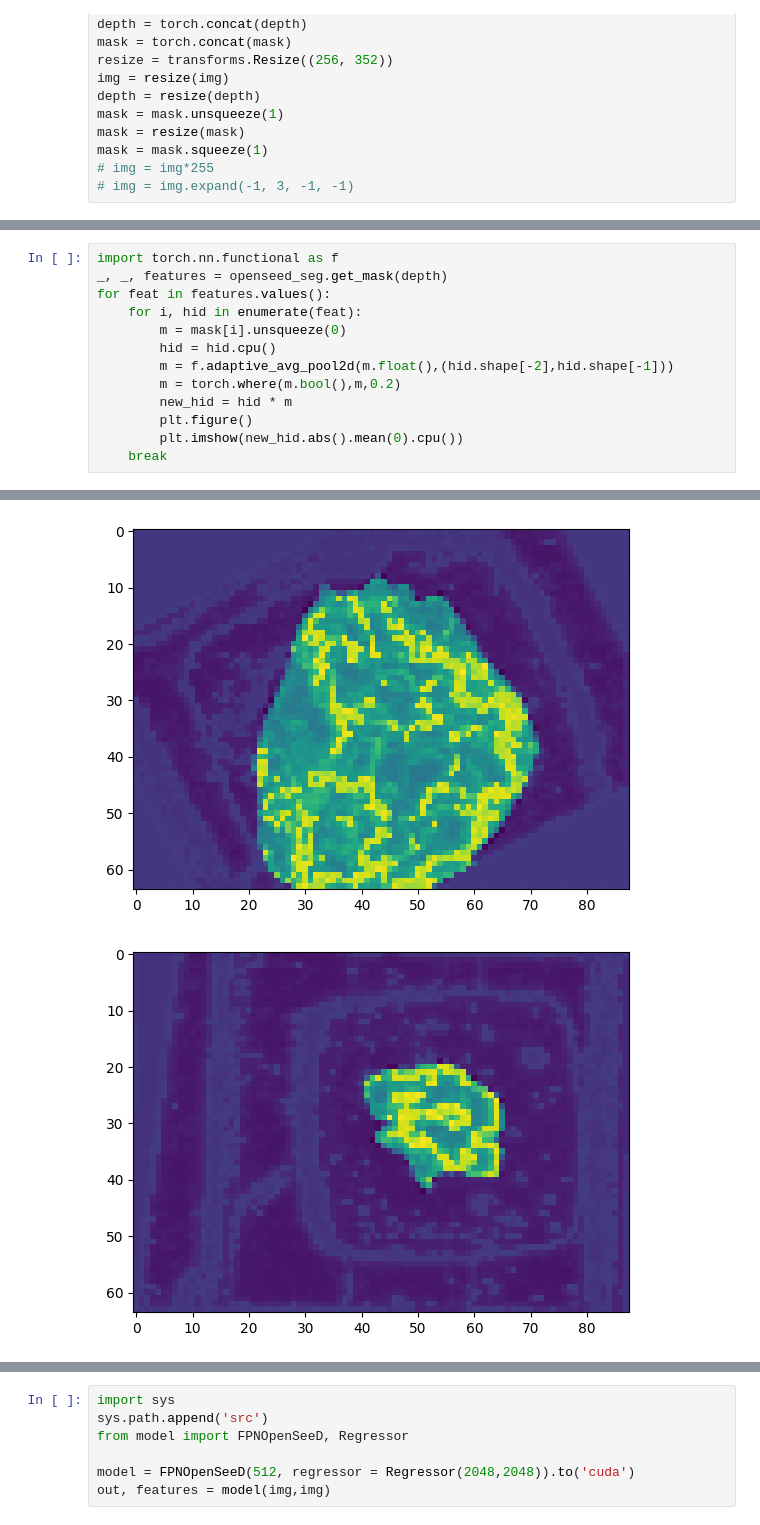
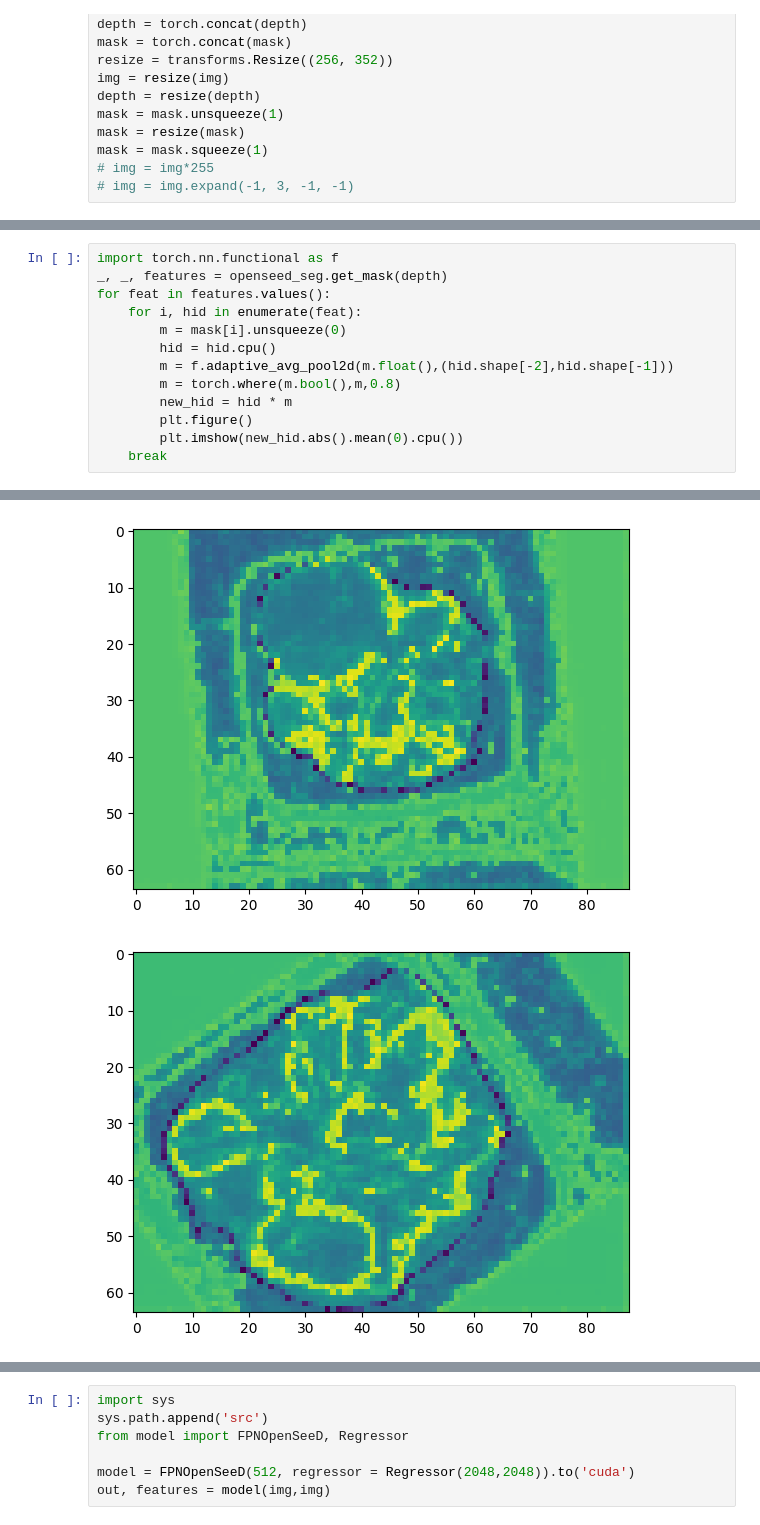
Before and after one commit to Oatsty/nutrition5k, a Jupyter notebook: bar.ipynb, the cells around one changed output, grey strips where cells are left out. Cells and saved outputs as stored; diff of their text form.

```diff
--- a/bar.ipynb
+++ b/bar.ipynb
@@ -126,7 +128,7 @@ for feat in features.values():
         m = mask[i].unsqueeze(0)
         hid = hid.cpu()
         m = f.adaptive_avg_pool2d(m.float(),(hid.shape[-2],hid.shape[-1]))
-        m = torch.where(m.bool(),m,0.2)
+        m = torch.where(m.bool(),m,0.8)
         new_hid = hid * m
         plt.figure()
         plt.imshow(new_hid.abs().mean(0).cpu())
@@ -136,2 +138,2 @@ for feat in features.values():
-[figure, old version]
+[figure, new version]
-[figure, old version]
+[figure, new version]
```
Also changed, not shown: parts of 6 cells of this notebook, 8 other files.
